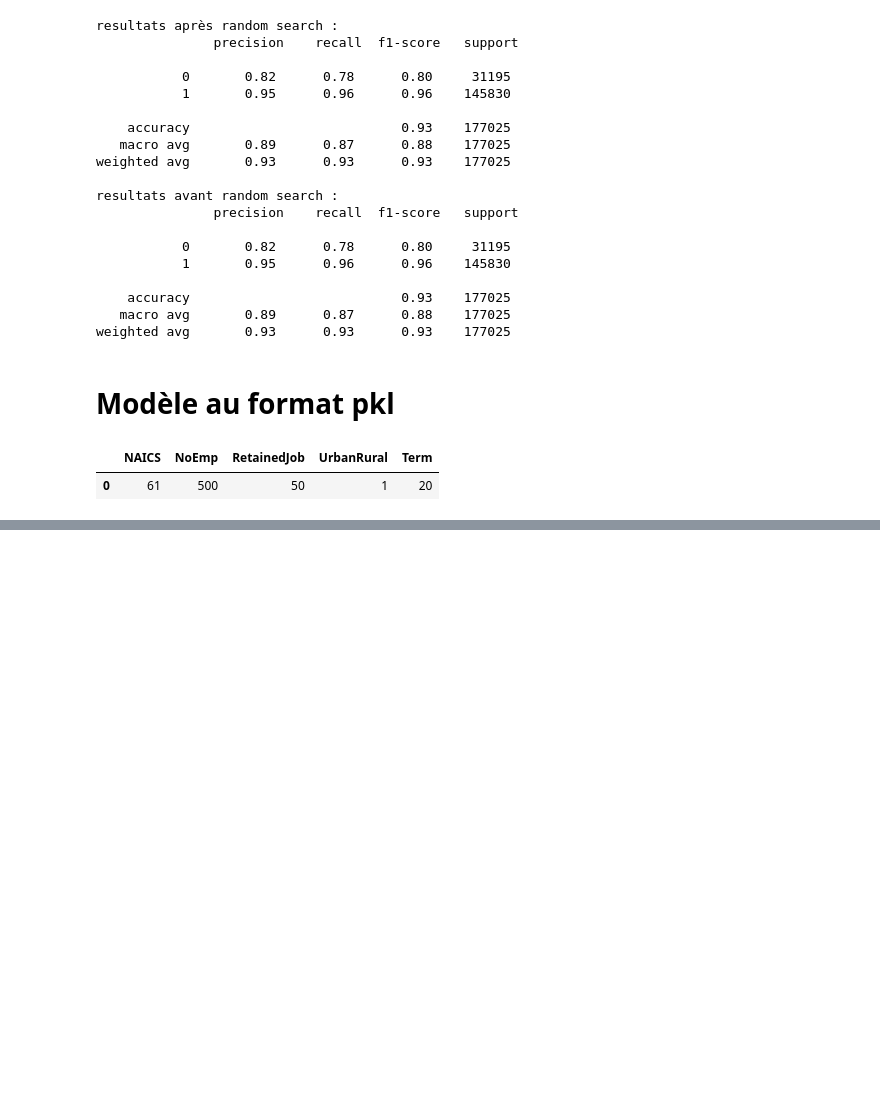
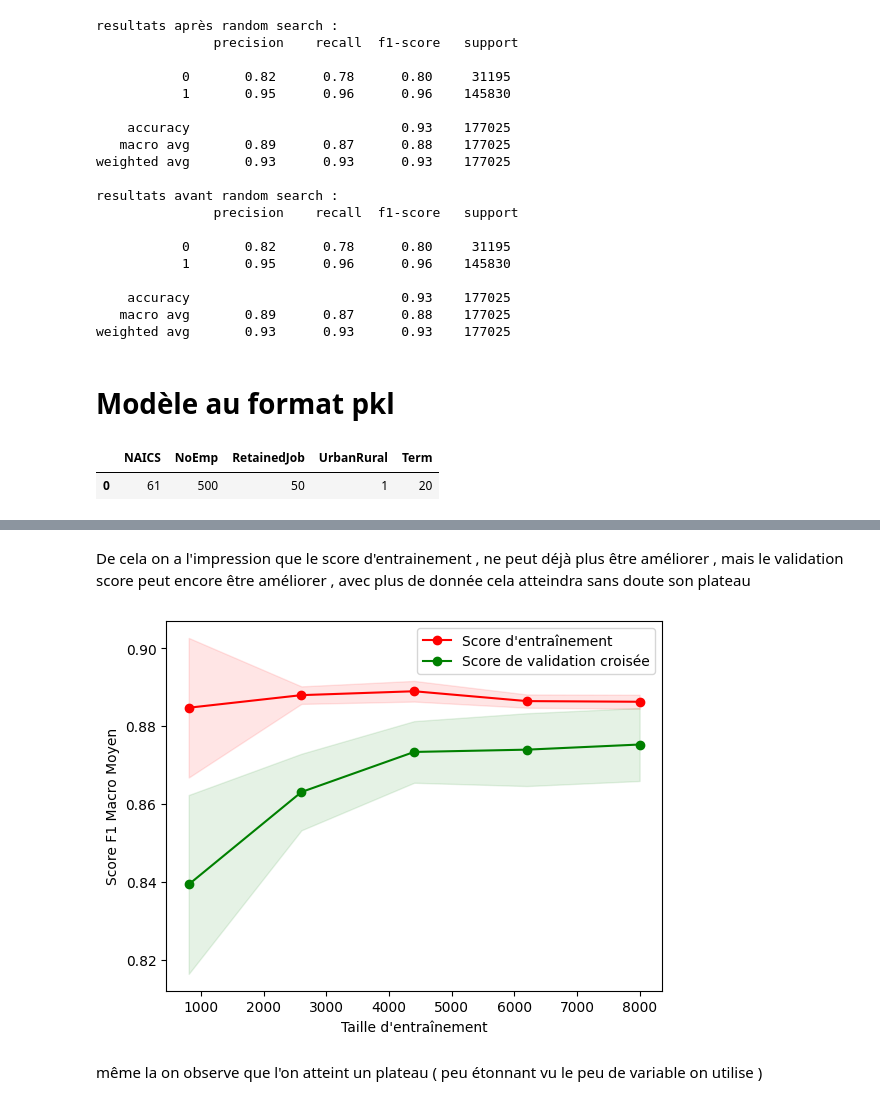
Before and after one commit to Abdellah-R/Projet_Classification, a Jupyter notebook: Notebooks/modelisation.ipynb, the cells around one changed output, grey strips where cells are left out. Saved outputs shown, nothing was run; the diff lists cells and outputs as text; code cells hidden in the pictures; blank space fills up the shorter version.

```diff
--- a/Notebooks/modelisation.ipynb
+++ b/Notebooks/modelisation.ipynb
@@ -325,0 +341,5 @@ array([0])
+# %%
+X = df_sample[['NAICS', 'NoEmp',  'RetainedJob', 'UrbanRural','Term']]
+
+# On transforme les valeurs de MIS_Status en 0 ou 1
+y = df_sample['MIS_Status'].astype('category').cat.codes
@@ -325,0 +463,32 @@ array([0])
+# %% [markdown]
+De cela on a l'impression que le score d'entrainement , ne peut déjà plus être améliorer , mais le validation score peut encore être améliorer , avec plus de donnée cela atteindra sans doute son plateau
+# %%
+import numpy as np
+import matplotlib.pyplot as plt
+from sklearn.model_selection import learning_curve
+
+# Votre modèle optimisé
+
+
+train_sizes, train_scores, test_scores = learning_curve(xgb_pipe_opti, X, y, cv=5, scoring='f1_macro', n_jobs=-1)
+
+train_scores_mean = np.mean(train_scores, axis=1)
+train_scores_std = np.std(train_scores, axis=1)
+
+test_scores_mean = np.mean(test_scores, axis=1)
+test_scores_std = np.std(test_scores, axis=1)
+
+plt.fill_between(train_sizes, train_scores_mean - train_scores_std, train_scores_mean + train_scores_std, alpha=0.1, color="r")
+plt.fill_between(train_sizes, test_scores_mean - test_scores_std, test_scores_mean + test_scores_std, alpha=0.1, color="g")
+
+plt.plot(train_sizes, train_scores_mean, 'o-', color="r", label="Score d'entraînement")
+plt.plot(train_sizes, test_scores_mean, 'o-', color="g", label="Score de validation croisée")
+
+plt.xlabel("Taille d'entraînement")
+plt.ylabel("Score F1 Macro Moyen")
+plt.legend(loc="best")
+plt.show()
+# %% [output]
+[figure, added]
+# %% [markdown]
+même la on observe que l'on atteint un plateau ( peu étonnant vu le peu de variable on utilise )
```
Also changed, not shown: parts of 19 cells of this notebook, 6 other files.
